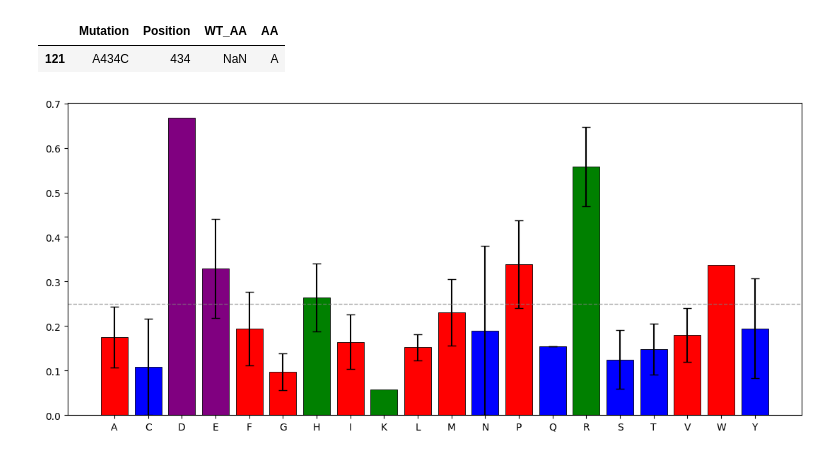
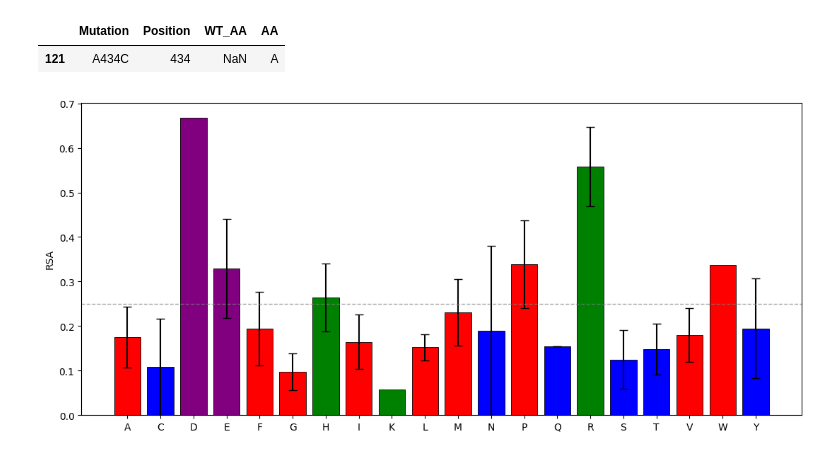
Before and after one commit to jiyeonsongg/am_analysis, a Jupyter notebook: codes/rsa_amino_acids.ipynb, the cells around one changed output. Cells and saved outputs as stored; diff of their text form; code cells hidden in the pictures.

```diff
--- a/codes/rsa_amino_acids.ipynb
+++ b/codes/rsa_amino_acids.ipynb
@@ -234,32 +234,32 @@ colors = stats["WT_AA"].apply(aa_to_color)
 plt.figure(figsize=(11, 5))
 
 plt.bar(
     stats["WT_AA"],
     stats["mean_RSA"],
     yerr=stats["sem_RSA"],
     capsize=4,
     color=colors,
     edgecolor="black",
     linewidth=0.6
 )
 
 # Optional reference line (buried threshold)
 plt.axhline(0.25, linestyle="--", linewidth=1, color="gray", alpha=0.7)
 
 # Labels and title
 # plt.xlabel("Amino Acid (WT)")
-# plt.ylabel("Mean RSA ± SEM")
+plt.ylabel("RSA")
 # plt.title("Mean RSA by Amino Acid (from Mutations)")
 
 # Legend
 legend_handles = [
     plt.Rectangle((0, 0), 1, 1, color="red", label="Non-polar"),
     plt.Rectangle((0, 0), 1, 1, color="blue", label="Polar"),
     plt.Rectangle((0, 0), 1, 1, color="purple", label="Negative charge"),
     plt.Rectangle((0, 0), 1, 1, color="green", label="Positive charge"),
 ]
 
 plt.tight_layout()
 plt.show()
 # %% [output]
-[figure, old version]
+[figure, new version]
```
